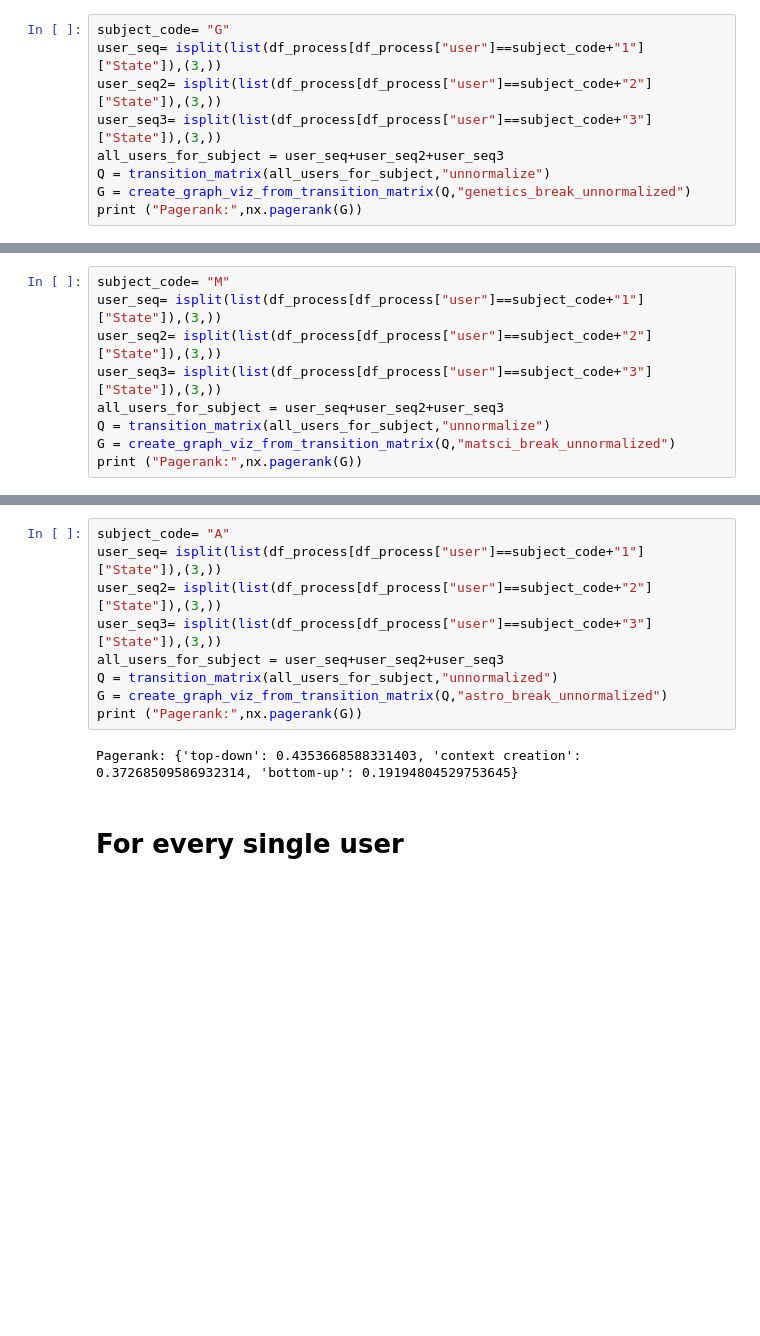
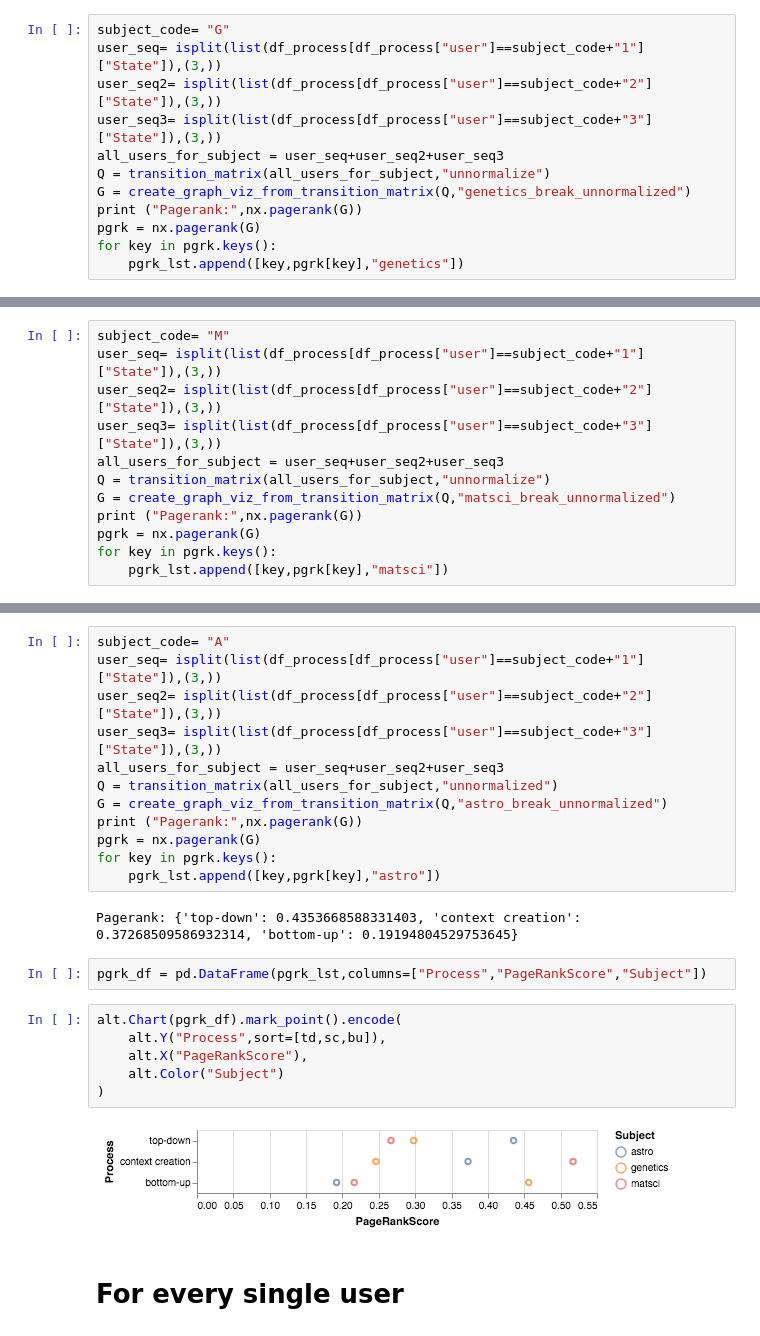
Before and after one commit to dorisjlee/ZV-paper, a Jupyter notebook: analysis/StateTransition.ipynb, the cells around one changed output, grey strips where cells are left out. Cells and saved outputs as stored; diff of their text form; blank space fills up the shorter version.

```diff
--- a/analysis/StateTransition.ipynb
+++ b/analysis/StateTransition.ipynb
@@ -245,6 +247,9 @@ all_users_for_subject = user_seq+user_seq2+user_seq3
 Q = transition_matrix(all_users_for_subject,"unnormalize")
 G = create_graph_viz_from_transition_matrix(Q,"genetics_break_unnormalized")
 print ("Pagerank:",nx.pagerank(G))
+pgrk = nx.pagerank(G)
+for key in pgrk.keys():
+    pgrk_lst.append([key,pgrk[key],"genetics"])
 # %% [output]
 Pagerank: {'top-down': 0.298048481692894, 'context creation': 0.24602118426376618, 'bottom-up': 0.4559303340433396}
 # %%
@@ -256,6 +261,9 @@ all_users_for_subject = user_seq+user_seq2+user_seq3
 Q = transition_matrix(all_users_for_subject,"unnormalize")
 G = create_graph_viz_from_transition_matrix(Q,"matsci_break_unnormalized")
 print ("Pagerank:",nx.pagerank(G))
+pgrk = nx.pagerank(G)
+for key in pgrk.keys():
+    pgrk_lst.append([key,pgrk[key],"matsci"])
 # %% [output]
 Pagerank: {'top-down': 0.2667329963377834, 'context creation': 0.5171331426324087, 'bottom-up': 0.21613386102980747}
 # %%
@@ -267,8 +275,21 @@ all_users_for_subject = user_seq+user_seq2+user_seq3
 Q = transition_matrix(all_users_for_subject,"unnormalized")
 G = create_graph_viz_from_transition_matrix(Q,"astro_break_unnormalized")
 print ("Pagerank:",nx.pagerank(G))
+pgrk = nx.pagerank(G)
+for key in pgrk.keys():
+    pgrk_lst.append([key,pgrk[key],"astro"])
 # %% [output]
 Pagerank: {'top-down': 0.4353668588331403, 'context creation': 0.37268509586932314, 'bottom-up': 0.19194804529753645}
+# %%
+pgrk_df = pd.DataFrame(pgrk_lst,columns=["Process","PageRankScore","Subject"])
+# %%
+alt.Chart(pgrk_df).mark_point().encode(
+    alt.Y("Process",sort=[td,sc,bu]),
+    alt.X("PageRankScore"),
+    alt.Color("Subject")
+)
+# %% [output]
+[figure, added]
 # %% [markdown]
 # For every single user
 # %%
```
Also changed, not shown: parts of 1 cell of this notebook, 2 other files.
